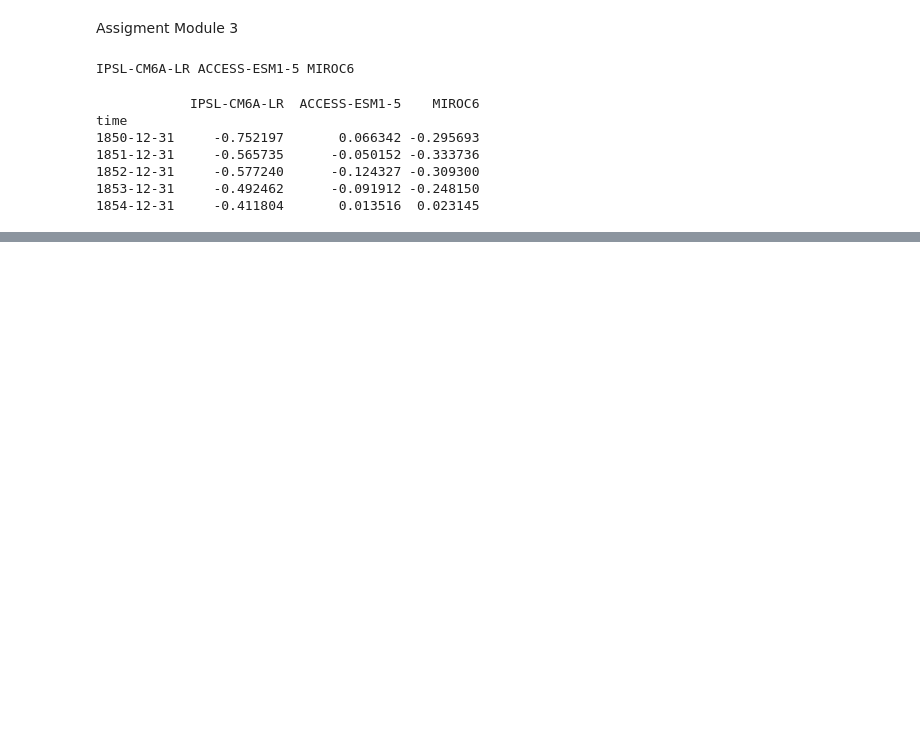
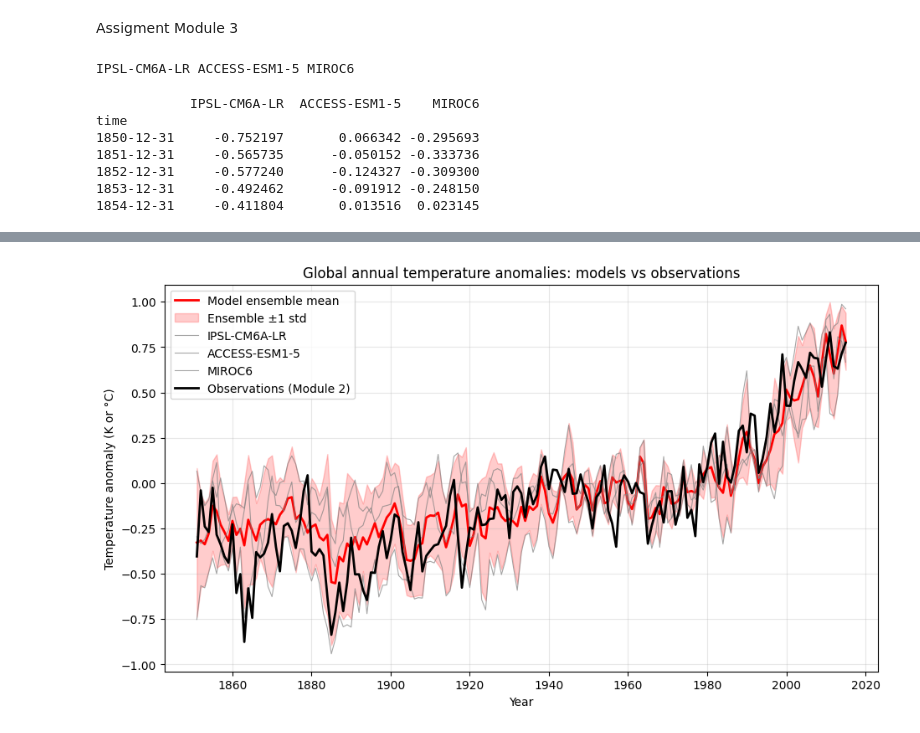
Before and after one commit to F4rab1/Big_Data_in_Geographic_Information_Systems_Assignments, a Jupyter notebook: Assigments/assignment_3_farabi.ipynb, the cells around one changed output, grey strips where cells are left out. Drawn from its saved outputs; the diff is of its cells as text; code cells hidden in the pictures; blank space fills up the shorter version.

```diff
--- a/Assigments/assignment_3_farabi.ipynb
+++ b/Assigments/assignment_3_farabi.ipynb
@@ -65,3 +65,8 @@ time
 # %%
 df_mod['ens_mean'] = df_mod.mean(axis=1)
 df_mod['ens_std'] = df_mod[[model1, model2, model3]].std(axis=1)
+# %%
+obs = pd.read_csv('/Users/farabiisa/Downloads/Lab_BigData_Mod2_part3/gmta_10295_stations', index_col=0, parse_dates=True)
+obs.columns = ['obs_gmta']
+
+print(obs.head())
@@ -67,0 +81,39 @@ df_mod['ens_std'] = df_mod[[model1, model2, model3]].std(axis=1)
+# %%
+common_start = max(df_mod.index.min(), obs.index.min())
+common_end = min(df_mod.index.max(), obs.index.max())
+
+df_mod = df_mod.loc[common_start:common_end]
+obs = obs.loc[common_start:common_end]
+# %%
+fig = plt.figure(figsize=(11, 6))
+ax = plt.gca()
+
+# ensemble mean
+ax.plot(df_mod.index, df_mod['ens_mean'], color='red', linewidth=2, label='Model ensemble mean')
+
+# ensemble mean ± standard deviation
+ax.fill_between(
+    df_mod.index,
+    df_mod['ens_mean'] - df_mod['ens_std'],
+    df_mod['ens_mean'] + df_mod['ens_std'],
+    color='red',
+    alpha=0.2,
+    label='Ensemble ±1 std'
+)
+
+# individual models
+ax.plot(df_mod.index, df_mod[model1], color='gray', linewidth=0.8, alpha=0.7, label=model1)
+ax.plot(df_mod.index, df_mod[model2], color='gray', linewidth=0.8, alpha=0.7, label=model2)
+ax.plot(df_mod.index, df_mod[model3], color='gray', linewidth=0.8, alpha=0.7, label=model3)
+
+# observations
+ax.plot(obs.index, obs['obs_gmta'], color='black', linewidth=2, label='Observations (Module 2)')
+
+ax.set_title('Global annual temperature anomalies: models vs observations')
+ax.set_xlabel('Year')
+ax.set_ylabel('Temperature anomaly (K or °C)')
+ax.grid(True, alpha=0.3)
+ax.legend()
+plt.show()
+# %% [output]
+[figure, added]
```
Also changed, not shown: parts of 1 cell of this notebook.
